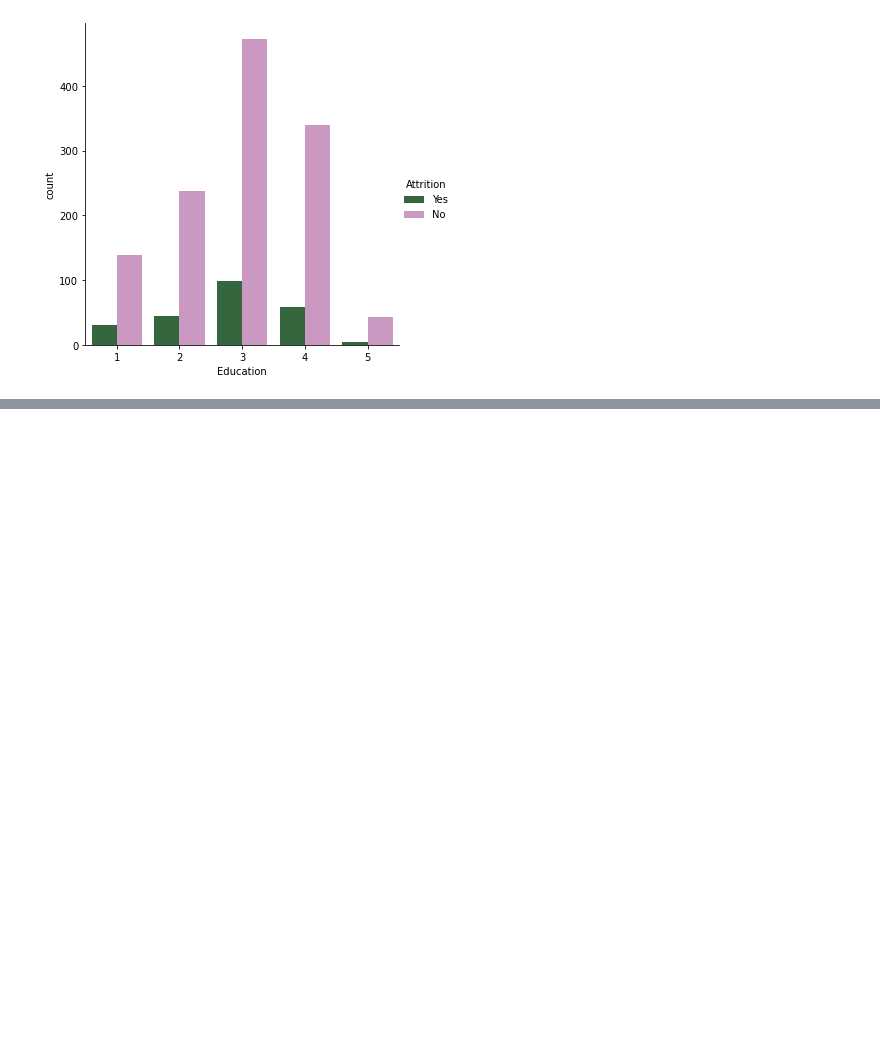
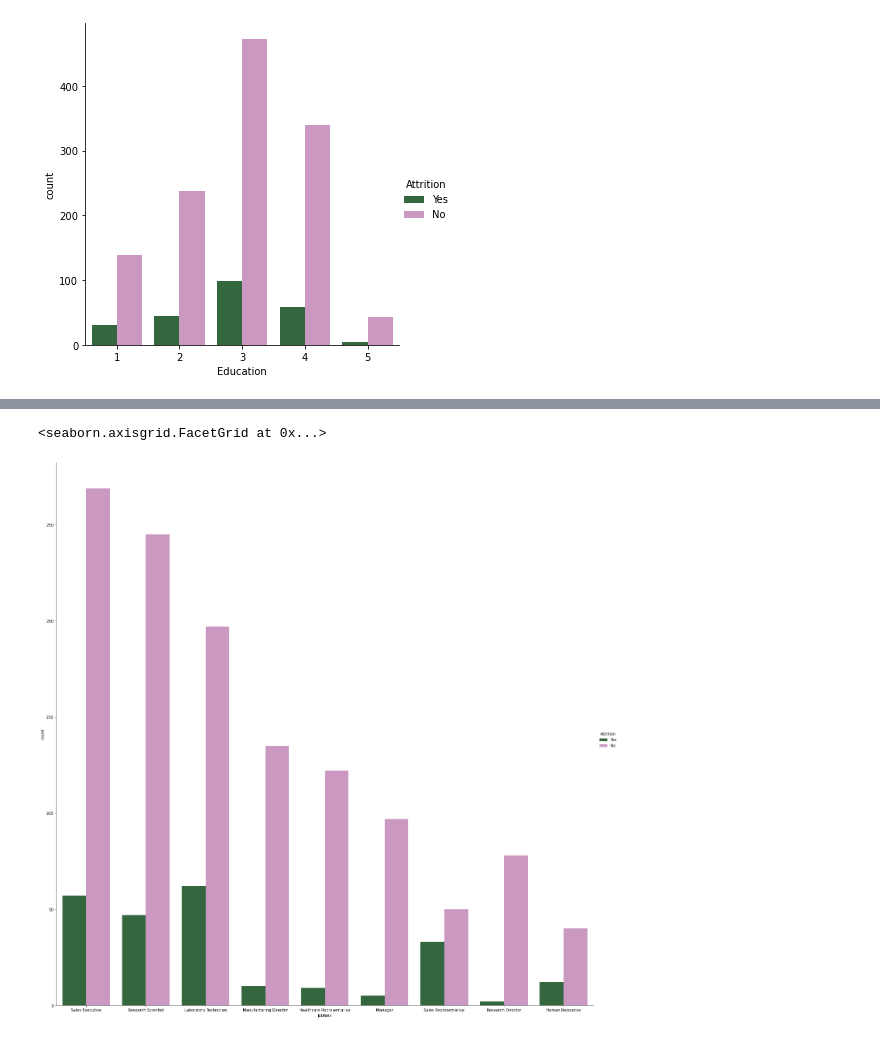
Before and after one commit to joshuagustaf/empattr, a Jupyter notebook: Emp_Att_Pred.ipynb, the cells around one changed output, grey strips where cells are left out. Drawn from its saved outputs; the diff is of its cells as text; code cells hidden in the pictures; blank space fills up the shorter version.

```diff
--- a/Emp_Att_Pred.ipynb
+++ b/Emp_Att_Pred.ipynb
@@ -81,0 +92,5 @@ sns.catplot(data=emp, x='Education', kind='count', hue='Attrition', palette='cub
+# %%
+sns.catplot(data=emp, x='JobRole', kind='count', hue='Attrition', palette='cubehelix', height=20)
+# %% [output]
+<seaborn.axisgrid.FacetGrid at 0x...>
+[figure, added]
```
Also changed, not shown: parts of 2 cells of this notebook.
